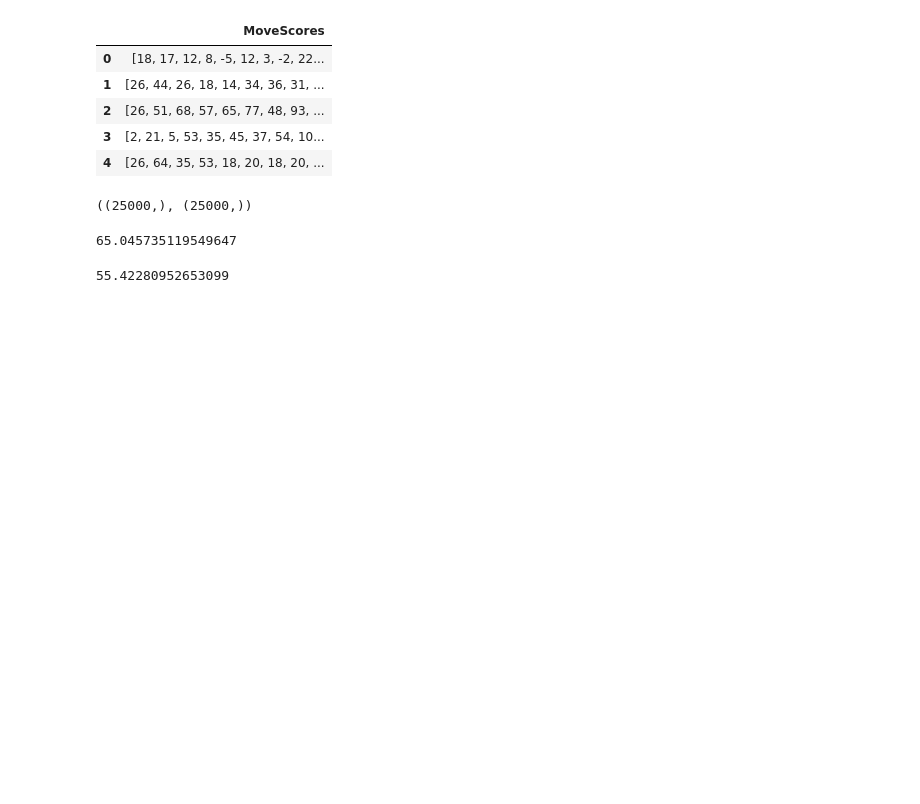
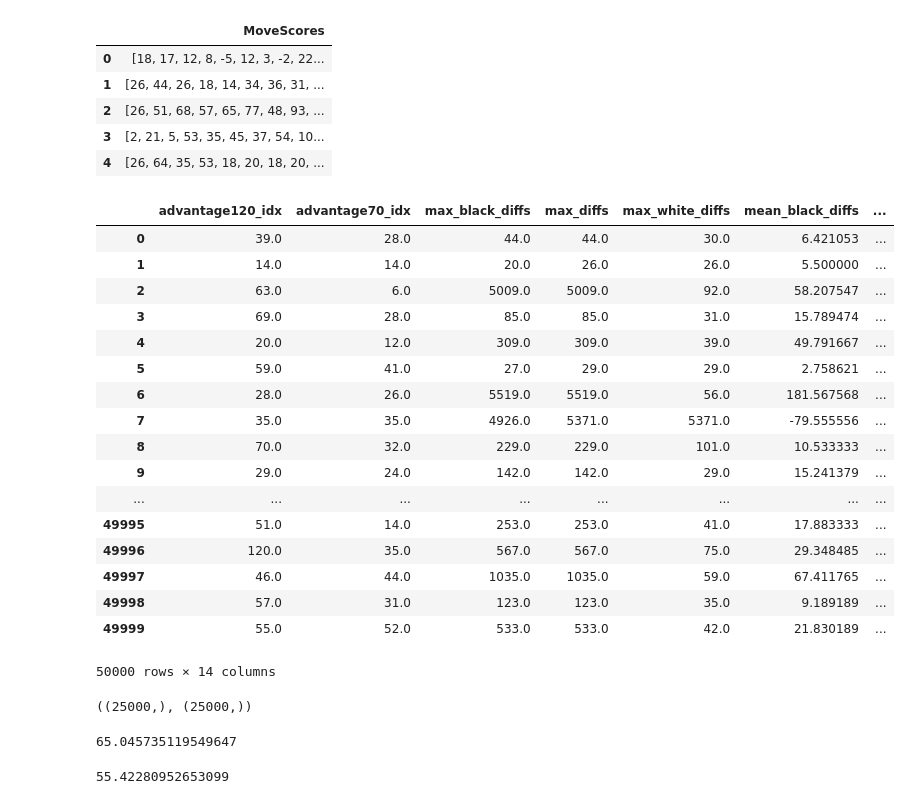
Before and after one commit to Curiousss/ChessKaggle, a Jupyter notebook: RandomForest.ipynb, the cells around one changed output. Cells and saved outputs as stored; diff of their text form; code cells hidden in the pictures; blank space fills up the shorter version.

```diff
--- a/RandomForest.ipynb
+++ b/RandomForest.ipynb
@@ -157,6 +157,27 @@ l = stockfish.MoveScores.apply(extract_score_features).tolist()
 vec = DictVectorizer()
 X = vec.fit_transform(l)
 scores_df = pd.DataFrame(X.toarray(), columns=vec.get_feature_names())
+# %%
+scores_df
+# %% [output]
+|  | advantage120_idx | advantage70_idx | max_black_diffs | max_diffs | max_white_diffs | mean_black_diffs | ... |
+| 0 | 39.0 | 28.0 | 44.0 | 44.0 | 30.0 | 6.421053 | ... |
+| 1 | 14.0 | 14.0 | 20.0 | 26.0 | 26.0 | 5.500000 | ... |
+| 2 | 63.0 | 6.0 | 5009.0 | 5009.0 | 92.0 | 58.207547 | ... |
+| 3 | 69.0 | 28.0 | 85.0 | 85.0 | 31.0 | 15.789474 | ... |
+| 4 | 20.0 | 12.0 | 309.0 | 309.0 | 39.0 | 49.791667 | ... |
+| 5 | 59.0 | 41.0 | 27.0 | 29.0 | 29.0 | 2.758621 | ... |
+| 6 | 28.0 | 26.0 | 5519.0 | 5519.0 | 56.0 | 181.567568 | ... |
+| 7 | 35.0 | 35.0 | 4926.0 | 5371.0 | 5371.0 | -79.555556 | ... |
+| 8 | 70.0 | 32.0 | 229.0 | 229.0 | 101.0 | 10.533333 | ... |
+| 9 | 29.0 | 24.0 | 142.0 | 142.0 | 29.0 | 15.241379 | ... |
+| ... | ... | ... | ... | ... | ... | ... | ... |
+| 49995 | 51.0 | 14.0 | 253.0 | 253.0 | 41.0 | 17.883333 | ... |
+| 49996 | 120.0 | 35.0 | 567.0 | 567.0 | 75.0 | 29.348485 | ... |
+| 49997 | 46.0 | 44.0 | 1035.0 | 1035.0 | 59.0 | 67.411765 | ... |
+| 49998 | 57.0 | 31.0 | 123.0 | 123.0 | 35.0 | 9.189189 | ... |
+| 49999 | 55.0 | 52.0 | 533.0 | 533.0 | 42.0 | 21.830189 | ... |
+50000 rows × 14 columns
 # %%
 final_df = scores_df.join(games_array)
 # %%
```
Also changed, not shown: 1 other file.
